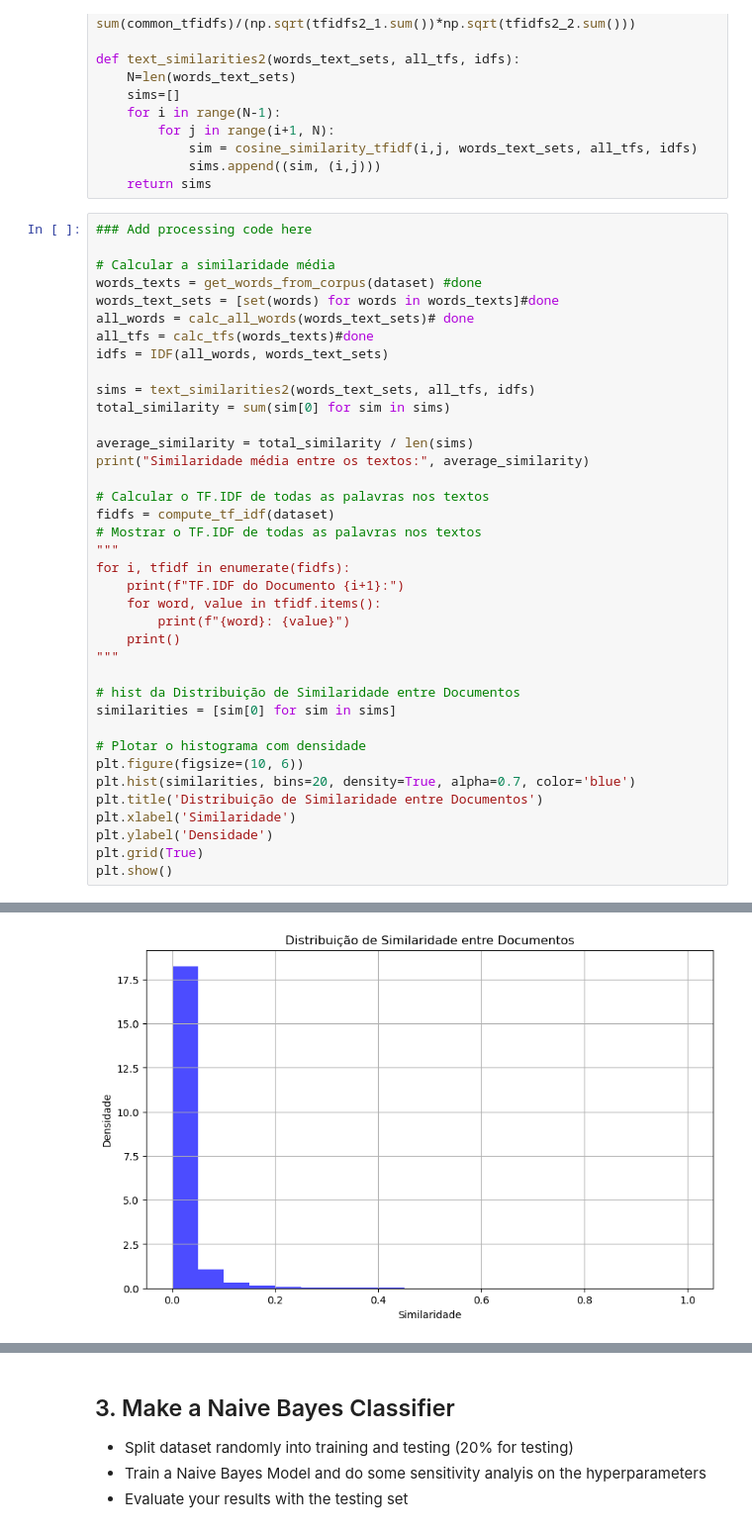
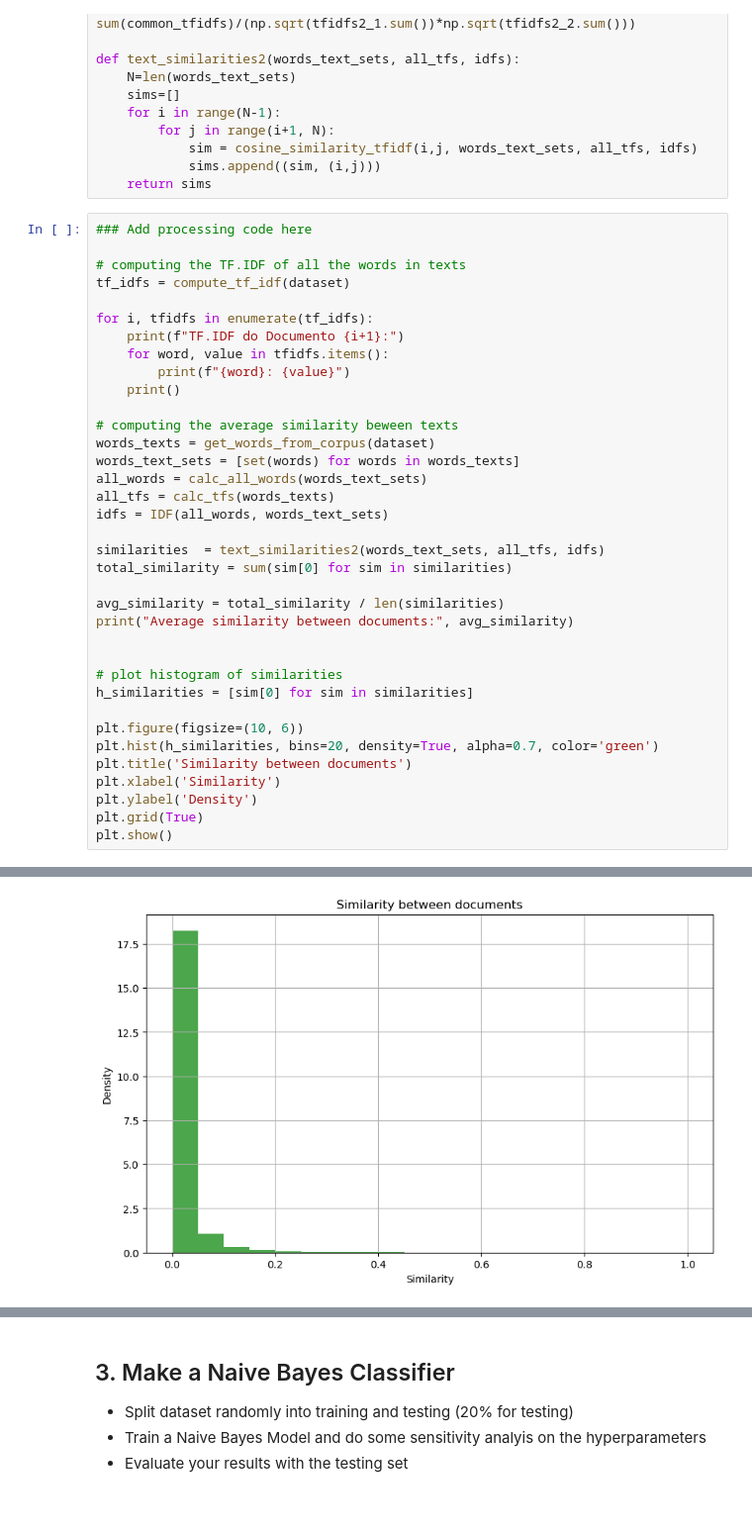
Before and after one commit to RomuloNogueira02/DataMining, a Jupyter notebook: LA#1/PD_2324_HA1.ipynb, the cells around one changed output, grey strips where cells are left out. Shown at 99% size. Saved outputs shown, nothing was run; the diff lists cells and outputs as text.

```diff
--- a/LA#1/PD_2324_HA1.ipynb
+++ b/LA#1/PD_2324_HA1.ipynb
@@ -240,39 +240,37 @@ def text_similarities2(words_text_sets, all_tfs, idfs):
 # %%
 ### Add processing code here
 
-# Calcular a similaridade média
-words_texts = get_words_from_corpus(dataset) #done
-words_text_sets = [set(words) for words in words_texts]#done
-all_words = calc_all_words(words_text_sets)# done
-all_tfs = calc_tfs(words_texts)#done
+# computing the TF.IDF of all the words in texts
+tf_idfs = compute_tf_idf(dataset)
+
+for i, tfidfs in enumerate(tf_idfs):
+    print(f"TF.IDF do Documento {i+1}:")
+    for word, value in tfidfs.items():
+        print(f"{word}: {value}")
+    print()
+
+# computing the average similarity beween texts
+words_texts = get_words_from_corpus(dataset)
+words_text_sets = [set(words) for words in words_texts]
+all_words = calc_all_words(words_text_sets)
+all_tfs = calc_tfs(words_texts)
 idfs = IDF(all_words, words_text_sets)
 
-sims = text_similarities2(words_text_sets, all_tfs, idfs)
-total_similarity = sum(sim[0] for sim in sims)
+similarities  = text_similarities2(words_text_sets, all_tfs, idfs)
+total_similarity = sum(sim[0] for sim in similarities)
 
-average_similarity = total_similarity / len(sims)
-print("Similaridade média entre os textos:", average_similarity)
+avg_similarity = total_similarity / len(similarities)
+print("Average similarity between documents:", avg_similarity)
 
-# Calcular o TF.IDF de todas as palavras nos textos
-fidfs = compute_tf_idf(dataset)
-# Mostrar o TF.IDF de todas as palavras nos textos
-"""
-for i, tfidf in enumerate(fidfs):
-    print(f"TF.IDF do Documento {i+1}:")
-    for word, value in tfidf.items():
-        print(f"{word}: {value}")
-    print()
-"""
 
-# hist da Distribuição de Similaridade entre Documentos
-similarities = [sim[0] for sim in sims]
+# plot histogram of similarities
+h_similarities = [sim[0] for sim in similarities]
 
-# Plotar o histograma com densidade
 plt.figure(figsize=(10, 6))
-plt.hist(similarities, bins=20, density=True, alpha=0.7, color='blue')
-plt.title('Distribuição de Similaridade entre Documentos')
-plt.xlabel('Similaridade')
-plt.ylabel('Densidade')
+plt.hist(h_similarities, bins=20, density=True, alpha=0.7, color='green')
+plt.title('Similarity between documents')
+plt.xlabel('Similarity')
+plt.ylabel('Density')
 plt.grid(True)
 plt.show()
 # %% [output]
@@ -280,4 +294,4 @@ Similaridade média entre os textos: 0.018712967942839102
-[figure, old version]
+[figure, new version]
 # %% [markdown]
 ### Your short analysis here
 
```
Also changed, not shown: parts of 2 cells of this notebook.
